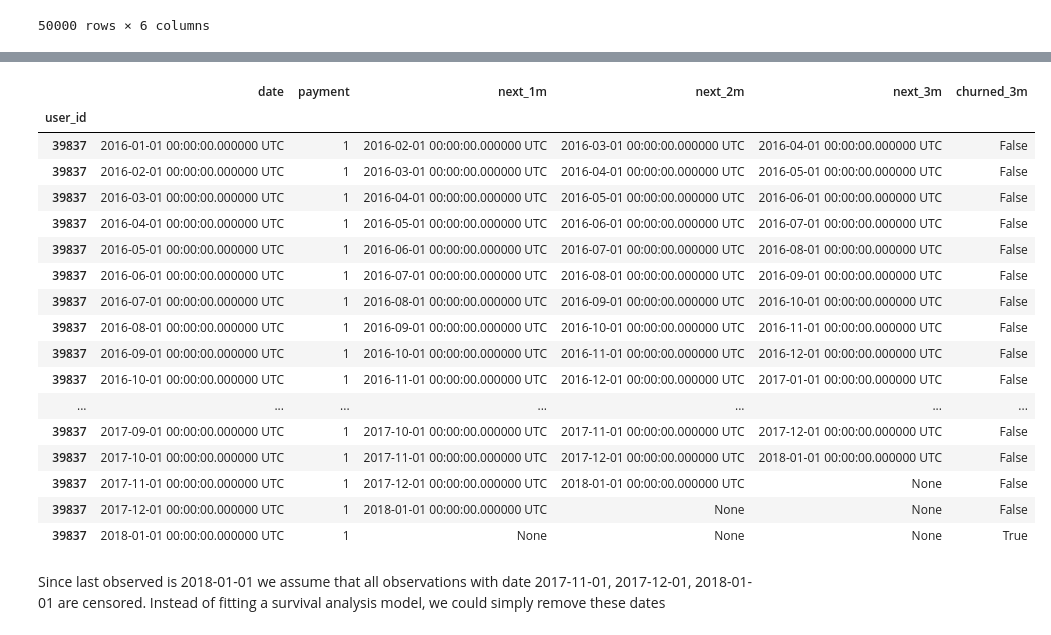
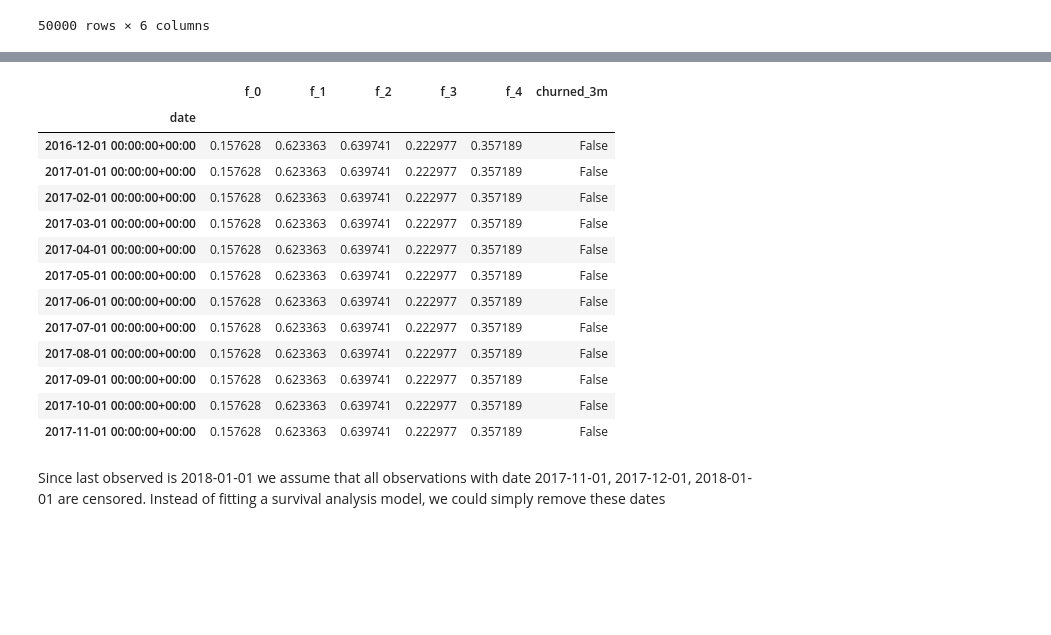
Before and after one commit to wizDs/predictive-modeling, a Jupyter notebook: apps/churn/model.ipynb, the cells around one changed output, grey strips where cells are left out. Drawn from its saved outputs; the diff is of its cells as text; code cells hidden in the pictures; blank space fills up the shorter version.

```diff
--- a/apps/churn/model.ipynb
+++ b/apps/churn/model.ipynb
@@ -1,8 +1,9 @@
 # %%
+import pandas as pd
 import xgboost
-import pandas as pd
 
 monthly_payments = pd.read_csv('data/monthly_payments.csv')
+monthly_payments['date']=pd.to_datetime(monthly_payments['date'])
 user_table = pd.read_csv('data/user_table.csv')
 # %%
 user_table
@@ -75,0 +67,4 @@ df['churned_3m'] = df['next_1m'].isnull() & df['next_2m'].isnull() & df['next_3m
+# %%
+from helper_functions import feature_generation
+
+df = feature_generation(monthly_payments=monthly_payments, user_table=user_table)
@@ -96,24 +130,20 @@ df.loc[lambda row: row['user_id'] == 117]
 # %%
-df.set_index('user_id').loc[df.sample(1).user_id]
+df.loc[df.sample(1).index[0][0]]
 # %% [output]
-|  | date | payment | next_1m | next_2m | next_3m | churned_3m |
-| user_id |  |  |  |  |  |  |
-| 39837 | 2016-01-01 00:00:00.000000 UTC | 1 | 2016-02-01 00:00:00.000000 UTC | 2016-03-01 00:00:00.000000 UTC | 2016-04-01 00:00:00.000000 UTC | False |
-| 39837 | 2016-02-01 00:00:00.000000 UTC | 1 | 2016-03-01 00:00:00.000000 UTC | 2016-04-01 00:00:00.000000 UTC | 2016-05-01 00:00:00.000000 UTC | False |
-| 39837 | 2016-03-01 00:00:00.000000 UTC | 1 | 2016-04-01 00:00:00.000000 UTC | 2016-05-01 00:00:00.000000 UTC | 2016-06-01 00:00:00.000000 UTC | False |
-| 39837 | 2016-04-01 00:00:00.000000 UTC | 1 | 2016-05-01 00:00:00.000000 UTC | 2016-06-01 00:00:00.000000 UTC | 2016-07-01 00:00:00.000000 UTC | False |
-| 39837 | 2016-05-01 00:00:00.000000 UTC | 1 | 2016-06-01 00:00:00.000000 UTC | 2016-07-01 00:00:00.000000 UTC | 2016-08-01 00:00:00.000000 UTC | False |
-| 39837 | 2016-06-01 00:00:00.000000 UTC | 1 | 2016-07-01 00:00:00.000000 UTC | 2016-08-01 00:00:00.000000 UTC | 2016-09-01 00:00:00.000000 UTC | False |
-| 39837 | 2016-07-01 00:00:00.000000 UTC | 1 | 2016-08-01 00:00:00.000000 UTC | 2016-09-01 00:00:00.000000 UTC | 2016-10-01 00:00:00.000000 UTC | False |
-| 39837 | 2016-08-01 00:00:00.000000 UTC | 1 | 2016-09-01 00:00:00.000000 UTC | 2016-10-01 00:00:00.000000 UTC | 2016-11-01 00:00:00.000000 UTC | False |
-| 39837 | 2016-09-01 00:00:00.000000 UTC | 1 | 2016-10-01 00:00:00.000000 UTC | 2016-11-01 00:00:00.000000 UTC | 2016-12-01 00:00:00.000000 UTC | False |
-| 39837 | 2016-10-01 00:00:00.000000 UTC | 1 | 2016-11-01 00:00:00.000000 UTC | 2016-12-01 00:00:00.000000 UTC | 2017-01-01 00:00:00.000000 UTC | False |
-| ... | ... | ... | ... | ... | ... | ... |
-| 39837 | 2017-09-01 00:00:00.000000 UTC | 1 | 2017-10-01 00:00:00.000000 UTC | 2017-11-01 00:00:00.000000 UTC | 2017-12-01 00:00:00.000000 UTC | False |
-| 39837 | 2017-10-01 00:00:00.000000 UTC | 1 | 2017-11-01 00:00:00.000000 UTC | 2017-12-01 00:00:00.000000 UTC | 2018-01-01 00:00:00.000000 UTC | False |
-| 39837 | 2017-11-01 00:00:00.000000 UTC | 1 | 2017-12-01 00:00:00.000000 UTC | 2018-01-01 00:00:00.000000 UTC | None | False |
-| 39837 | 2017-12-01 00:00:00.000000 UTC | 1 | 2018-01-01 00:00:00.000000 UTC | None | None | False |
-| 39837 | 2018-01-01 00:00:00.000000 UTC | 1 | None | None | None | True |
+|  | f_0 | f_1 | f_2 | f_3 | f_4 | churned_3m |
+| date |  |  |  |  |  |  |
+| 2016-12-01 00:00:00+00:00 | 0.157628 | 0.623363 | 0.639741 | 0.222977 | 0.357189 | False |
+| 2017-01-01 00:00:00+00:00 | 0.157628 | 0.623363 | 0.639741 | 0.222977 | 0.357189 | False |
+| 2017-02-01 00:00:00+00:00 | 0.157628 | 0.623363 | 0.639741 | 0.222977 | 0.357189 | False |
+| 2017-03-01 00:00:00+00:00 | 0.157628 | 0.623363 | 0.639741 | 0.222977 | 0.357189 | False |
+| 2017-04-01 00:00:00+00:00 | 0.157628 | 0.623363 | 0.639741 | 0.222977 | 0.357189 | False |
+| 2017-05-01 00:00:00+00:00 | 0.157628 | 0.623363 | 0.639741 | 0.222977 | 0.357189 | False |
+| 2017-06-01 00:00:00+00:00 | 0.157628 | 0.623363 | 0.639741 | 0.222977 | 0.357189 | False |
+| 2017-07-01 00:00:00+00:00 | 0.157628 | 0.623363 | 0.639741 | 0.222977 | 0.357189 | False |
+| 2017-08-01 00:00:00+00:00 | 0.157628 | 0.623363 | 0.639741 | 0.222977 | 0.357189 | False |
+| 2017-09-01 00:00:00+00:00 | 0.157628 | 0.623363 | 0.639741 | 0.222977 | 0.357189 | False |
+| 2017-10-01 00:00:00+00:00 | 0.157628 | 0.623363 | 0.639741 | 0.222977 | 0.357189 | False |
+| 2017-11-01 00:00:00+00:00 | 0.157628 | 0.623363 | 0.639741 | 0.222977 | 0.357189 | False |
 # %% [markdown]
 Since last observed is 2018-01-01 we assume that all observations with date 2017-11-01, 2017-12-01, 2018-01-01 are censored. Instead of fitting a survival analysis model, we could simply remove these dates
 # %%
```
Also changed, not shown: parts of 8 cells of this notebook, 1 other file.
